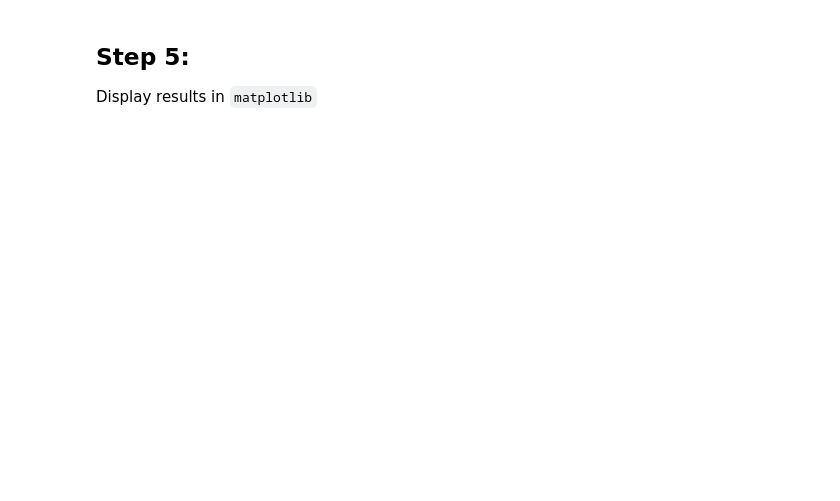
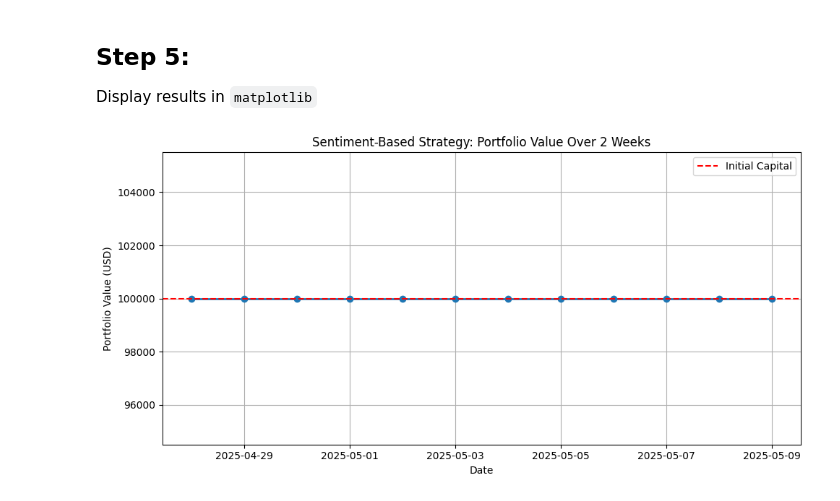
Before and after one commit to jadeh1234/FM_momentum, a Jupyter notebook: Tutorial/Momentum_Tutorial.ipynb, the cells around one changed output. Cells and saved outputs as stored; diff of their text form; code cells hidden in the pictures; blank space fills up the shorter version.

````diff
--- a/Tutorial/Momentum_Tutorial.ipynb
+++ b/Tutorial/Momentum_Tutorial.ipynb
@@ -31,6 +50,10 @@ Import relevant libraries
 Configure your API
 
 https://newsapi.org/
+# %%
+# Information to call API
+API_KEY = '1226552a5e9e4c9aa1b5069d81b21523'  # Replace with your actual key
+BASE_URL = 'https://newsapi.org/v2/everything'
 # %% [markdown]
 ## Step 3:
 Create a function to get news and calculate the sentiment
@@ -39,0 +150,23 @@ Simulate Trading by Backtesting
+# %%
+# Define parameters for the API and functions
+START_DATE = pd.to_datetime('2025-04-28')
+END_DATE   = pd.to_datetime('2025-05-09')
+STOCK_UNIVERSE = ['AAPL','DNUT','BRK-B']
+
+# 1) get your sentiment surface
+sentiment_df = gather_daily_sentiments(STOCK_UNIVERSE, START_DATE, END_DATE)
+
+# 2) pull in all your price data
+price_dict   = fetch_price_data(STOCK_UNIVERSE, START_DATE, END_DATE)
+
+# now students will have have:
+# - sentiment_df.loc[date, stock] → polarity of the stock on that date
+# - price_dict[stock].loc[date, ['Open','Close']] → prices
+
+
+# Import backtesting functionality from python file (students will have this and to save time we will import it). We should run through it at a high level though.
+from momentum_functions import backtest_sentiment_strategy
+
+
+# Example usage:
+results = backtest_sentiment_strategy(sentiment_df, price_dict, init_capital=100000)
@@ -40,3 +191,17 @@ Simulate Trading by Backtesting
 # %% [markdown]
 ## Step 5:
 Display results in ```matplotlib```
+# %%
+# Plot the portfolio value
+plt.figure(figsize=(10, 5))
+plt.plot(results.index, results['portfolio_value'], marker='o', linewidth=2)
+plt.title('Sentiment-Based Strategy: Portfolio Value Over 2 Weeks')
+plt.xlabel('Date')
+plt.ylabel('Portfolio Value (USD)')
+plt.axhline(y=100000, color='r', linestyle='--', label='Initial Capital')
+plt.legend()
+plt.grid(True)
+plt.tight_layout()
+plt.show()
+# %% [output]
+[figure, added]
````
Also changed, not shown: parts of 5 cells of this notebook.
